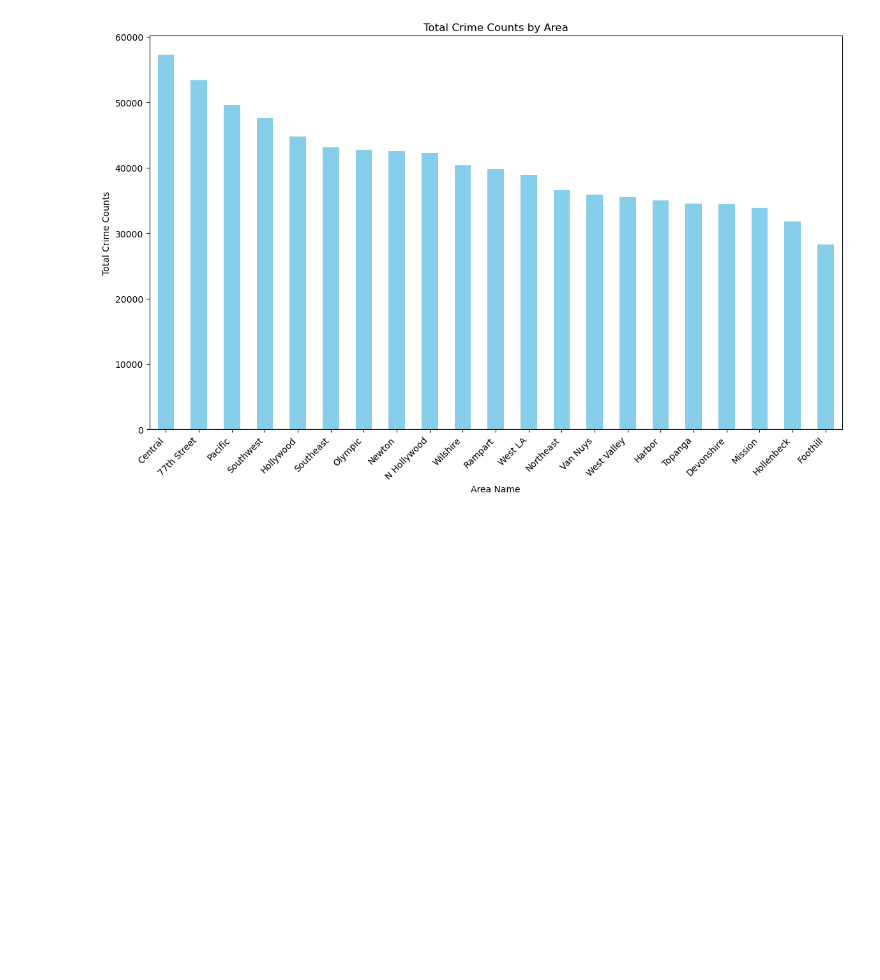
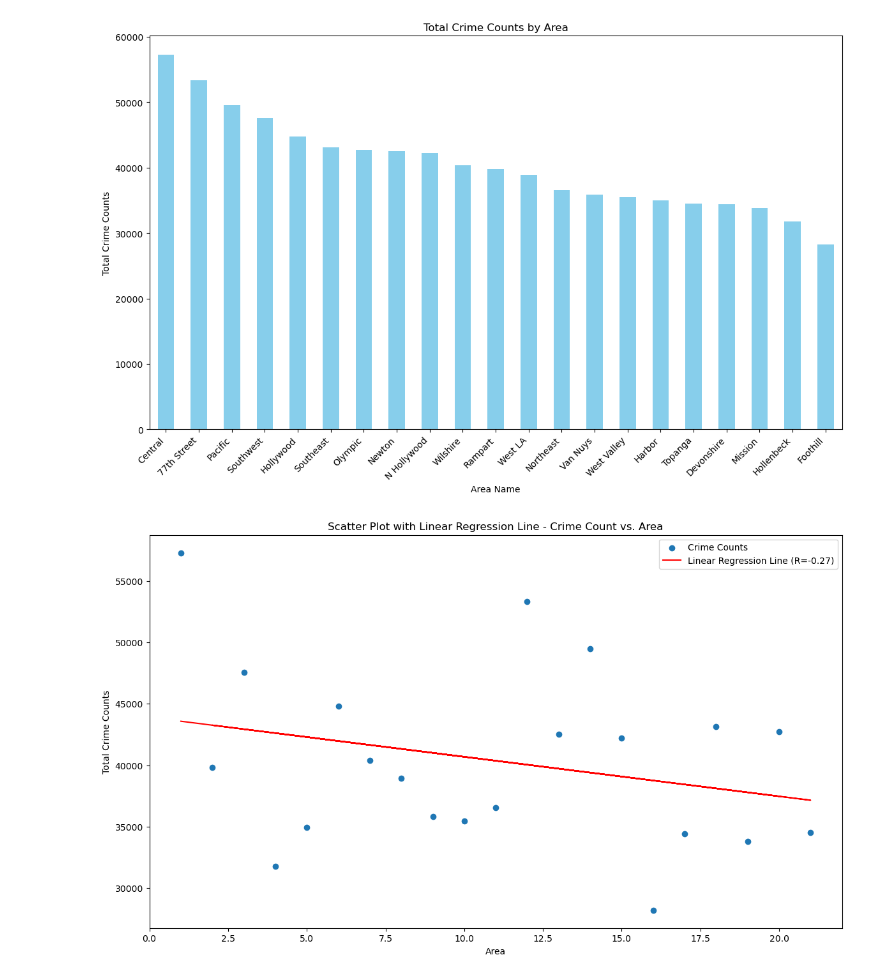
Before and after one commit to qazifabiahoq/Project_Crime_in_La_2020-Dec2023, a Jupyter notebook: Crime_LA.ipynb, the cells around one changed output. Saved outputs shown, nothing was run; the diff lists cells and outputs as text; code cells hidden in the pictures; blank space fills up the shorter version.

```diff
--- a/Crime_LA.ipynb
+++ b/Crime_LA.ipynb
@@ -116,3 +122,25 @@ plt.xticks(rotation=45, ha='right')
 plt.show()
 # %% [output]
 [figure]
+# %%
+# Scatter plot with a linear regression line using Matplotlib
+plt.figure(figsize=(14, 8))
+crime_counts_by_area = crime_data['AREA'].value_counts()
+
+# Scatter plot
+plt.scatter(crime_counts_by_area.index, crime_counts_by_area.values, label='Crime Counts')
+
+# Calculate linear regression line
+slope, intercept, r_value, p_value, std_err = linregress(crime_counts_by_area.index, crime_counts_by_area.values)
+line = slope * crime_counts_by_area.index + intercept
+
+# Plot linear regression line with R-value
+plt.plot(crime_counts_by_area.index, line, color='red', label=f'Linear Regression Line (R={r_value:.2f})')
+
+plt.title('Scatter Plot with Linear Regression Line - Crime Count vs. Area')
+plt.xlabel('Area')
+plt.ylabel('Total Crime Counts')
+plt.legend()
+plt.show()
+# %% [output]
+[figure, added]
```
Also changed, not shown: parts of 6 cells of this notebook.
